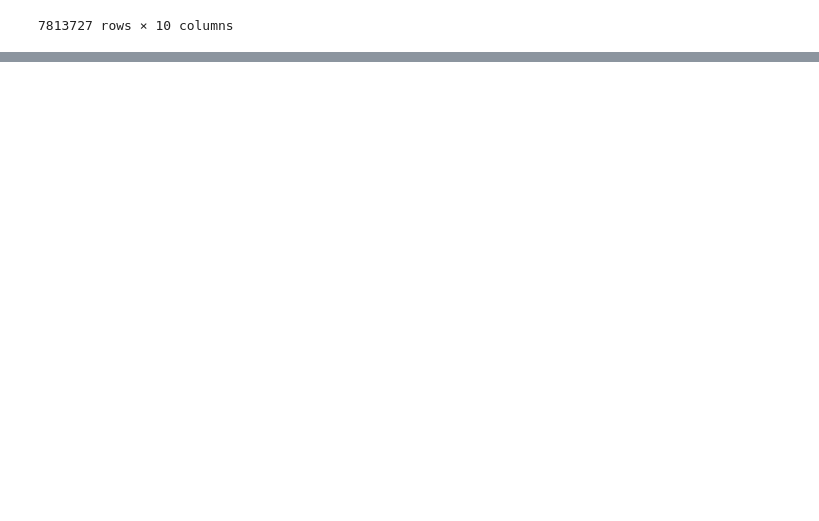
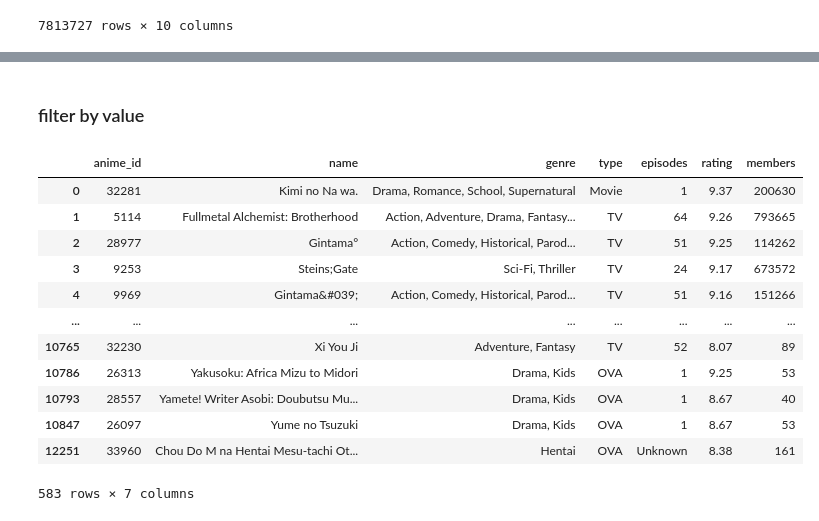
Before and after one commit to adg29/jupyter-sandbox, a Jupyter notebook: pandas/cardio_anime_data.ipynb, the cells around one changed output, grey strips where cells are left out. Cells and saved outputs as stored; diff of their text form; code cells hidden in the pictures; blank space fills up the shorter version.

```diff
--- a/pandas/cardio_anime_data.ipynb
+++ b/pandas/cardio_anime_data.ipynb
@@ -350,0 +390,18 @@ rating.merge(anime, left_on='anime_id', right_on='anime_id', suffixes=('_left',
+# %% [markdown]
+### filter by value
+# %%
+anime[anime['rating'] > 8]
+# %% [output]
+|  | anime_id | name | genre | type | episodes | rating | members |
+| 0 | 32281 | Kimi no Na wa. | Drama, Romance, School, Supernatural | Movie | 1 | 9.37 | 200630 |
+| 1 | 5114 | Fullmetal Alchemist: Brotherhood | Action, Adventure, Drama, Fantasy... | TV | 64 | 9.26 | 793665 |
+| 2 | 28977 | Gintama° | Action, Comedy, Historical, Parod... | TV | 51 | 9.25 | 114262 |
+| 3 | 9253 | Steins;Gate | Sci-Fi, Thriller | TV | 24 | 9.17 | 673572 |
+| 4 | 9969 | Gintama&#039; | Action, Comedy, Historical, Parod... | TV | 51 | 9.16 | 151266 |
+| ... | ... | ... | ... | ... | ... | ... | ... |
+| 10765 | 32230 | Xi You Ji | Adventure, Fantasy | TV | 52 | 8.07 | 89 |
+| 10786 | 26313 | Yakusoku: Africa Mizu to Midori | Drama, Kids | OVA | 1 | 9.25 | 53 |
+| 10793 | 28557 | Yamete! Writer Asobi: Doubutsu Mu... | Drama, Kids | OVA | 1 | 8.67 | 40 |
+| 10847 | 26097 | Yume no Tsuzuki | Drama, Kids | OVA | 1 | 8.67 | 53 |
+| 12251 | 33960 | Chou Do M na Hentai Mesu-tachi Ot... | Hentai | OVA | Unknown | 8.38 | 161 |
+583 rows × 7 columns
```
Also changed, not shown: parts of 33 cells of this notebook.
